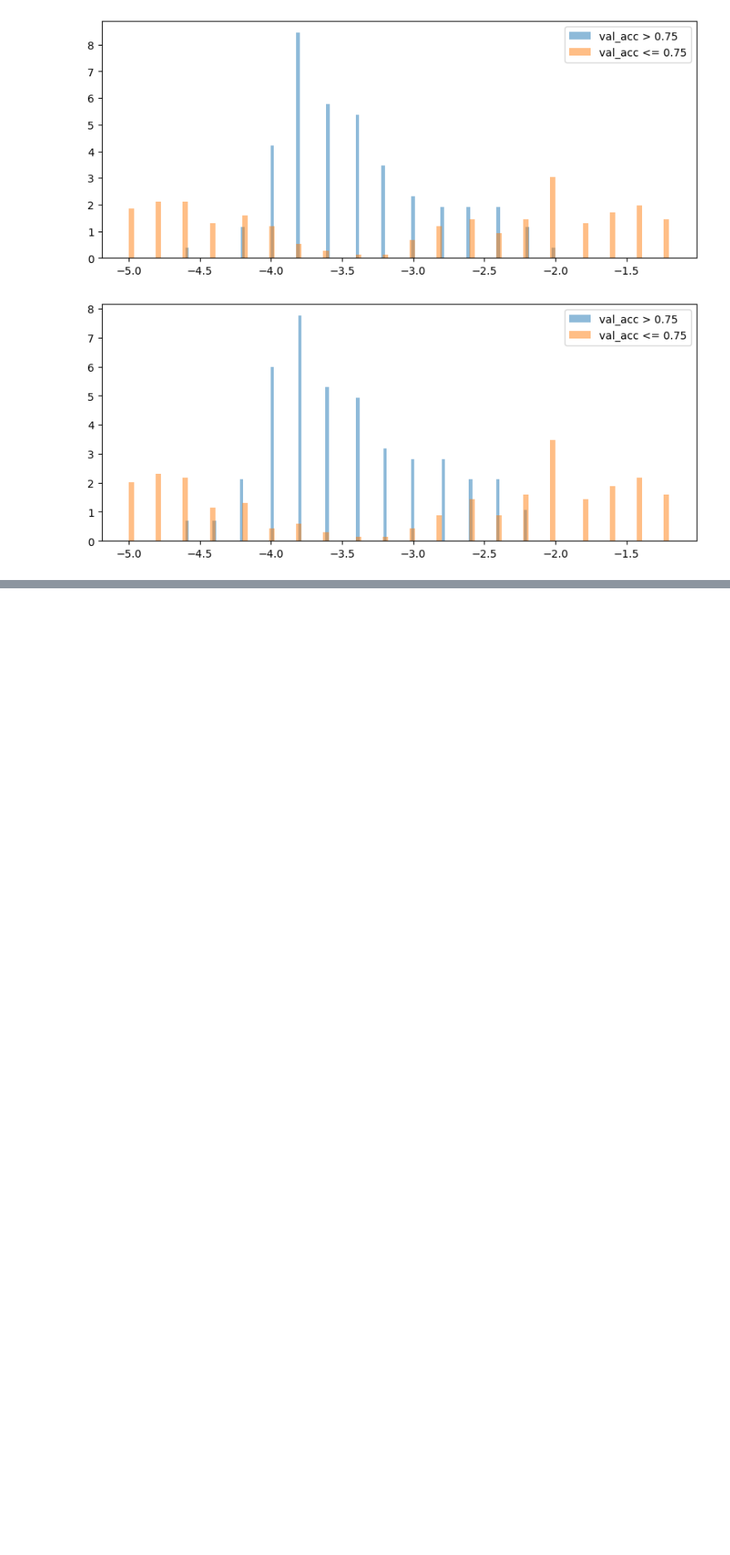
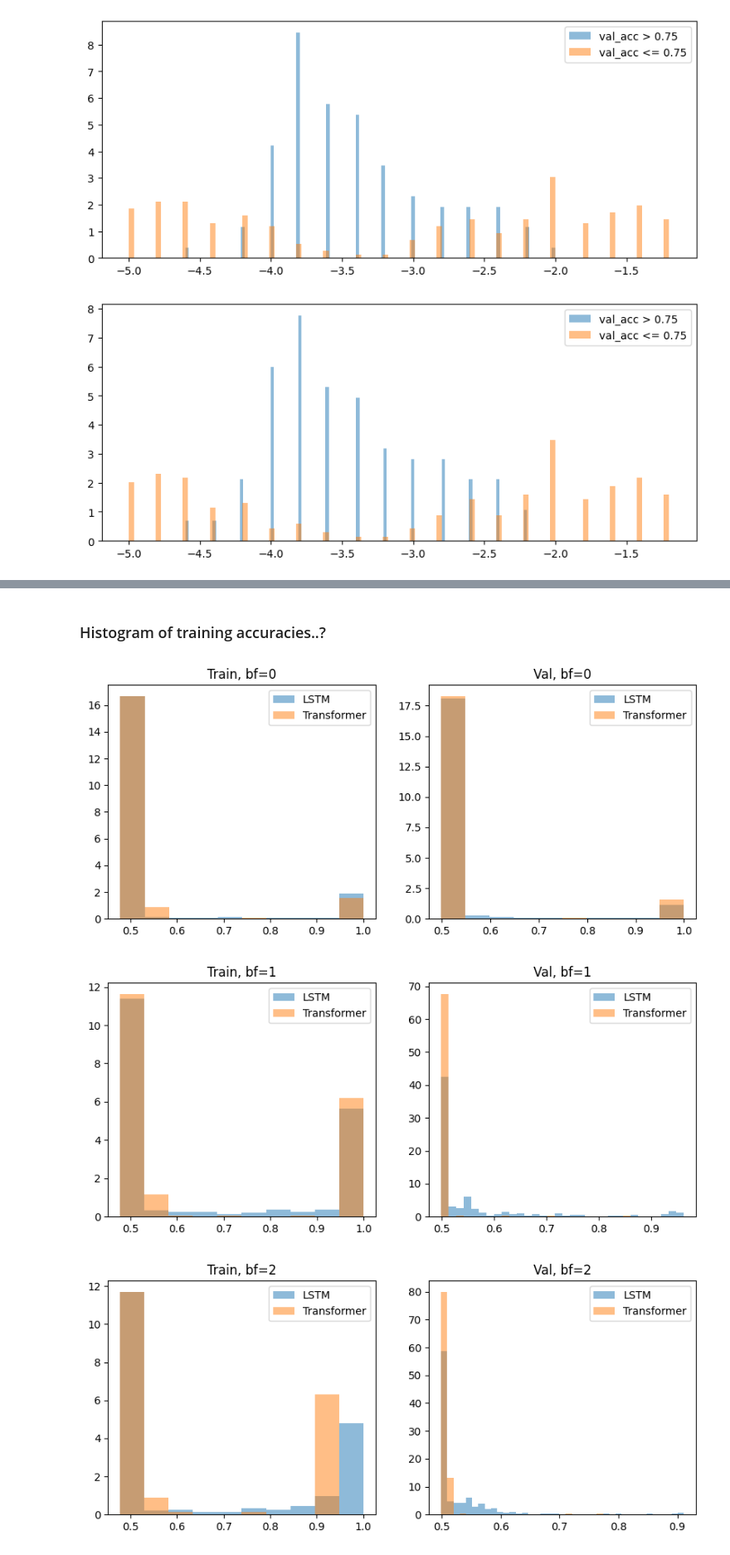
Before and after one commit to peterse/noise-robust-boolean-learning, a Jupyter notebook: mindreadingautobots/src/mindreadingautobots/analysis/sparse_parity_20_4/sparse_parity_workbook.ipynb, the cells around one changed output, grey strips where cells are left out. Shown at 83% size. Saved outputs shown, nothing was run; the diff lists cells and outputs as text; code cells hidden in the pictures; blank space fills up the shorter version.

```diff
--- a/mindreadingautobots/src/mindreadingautobots/analysis/sparse_parity_20_4/sparse_parity_workbook.ipynb
+++ b/mindreadingautobots/src/mindreadingautobots/analysis/sparse_parity_20_4/sparse_parity_workbook.ipynb
@@ -77,15 +114,15 @@ Loading: SAN_sparse_parity_k4_nbits21_n5000_bf10_seed1234
 Loading: SAN_sparse_parity_k4_nbits21_n5000_bf20_seed1234
 # %%
-for bf in [0, 1, 2, 5]:
-    df_bf0 = df_dct["SAN"].get(bf)
-    # plot the val_acc versus lr
-    gt_75 = df_bf0[df_bf0['val_acc'] > 0.75]
-    lt_75 = df_bf0[df_bf0['val_acc'] <= 0.75]
-    fig, ax = plt.subplots(figsize=(10, 4))
-    ax.hist(np.log10(gt_75['lr']), bins=100, alpha=0.5, label='val_acc > 0.75', density=True)
-    ax.hist(np.log10(lt_75['lr']), bins=100, alpha=0.5, label='val_acc <= 0.75', density=True)
-    ax.legend()
-    print()
+# for bf in [0, 1, 2, 5]:
+#     df_bf0 = df_dct["SAN"].get(bf)
+#     # plot the val_acc versus lr
+#     gt_75 = df_bf0[df_bf0['val_acc'] > 0.75]
+#     lt_75 = df_bf0[df_bf0['val_acc'] <= 0.75]
+#     fig, ax = plt.subplots(figsize=(10, 4))
+#     ax.hist(np.log10(gt_75['lr']), bins=100, alpha=0.5, label='val_acc > 0.75', density=True)
+#     ax.hist(np.log10(lt_75['lr']), bins=100, alpha=0.5, label='val_acc <= 0.75', density=True)
+#     ax.legend()
+#     print()
 # %% [output]
 [figure]
 [figure]
@@ -212,0 +261,30 @@ print()
+# %% [markdown]
+### Histogram of training accuracies..?
+# %%
+plt.close('all')
+for bf in bf_vals:
+    rnn_df = df_dct["RNN"][bf]
+    san_df = df_dct["SAN"][bf]
+    # histogram of training accuracies
+    fig, axes = plt.subplots(1, 2, figsize=(10, 4))
+    train_acc_rnn = rnn_df['train_acc']
+    train_acc_san = san_df['train_acc']
+    val_acc_rnn = rnn_df['val_acc']
+    val_acc_san = san_df['val_acc']
+    gen_gap_rnn =  train_acc_rnn - val_acc_rnn
+    gen_gap_san =  train_acc_san - val_acc_san
+
+
+    cts, bins, _ = axes[0].hist(train_acc_rnn, bins='auto', alpha=0.5, label='LSTM', density=True)
+    axes[0].hist(train_acc_san, bins=bins, alpha=0.5, label='Transformer', density=True)
+    axes[0].legend()
+    axes[0].set_title(f"Train, bf={bf}")
+
+    cts, bins, _ = axes[1].hist(val_acc_rnn, bins='auto', alpha=0.5, label='LSTM', density=True)
+    axes[1].hist(val_acc_san, bins=bins, alpha=0.5, label='Transformer', density=True)
+    axes[1].set_title(f"Val, bf={bf}")
+    axes[1].legend()
+# %% [output]
+[figure, added]
+[figure, added]
+[figure, added]
```
Also changed, not shown: parts of 6 cells of this notebook, 3 other files.
